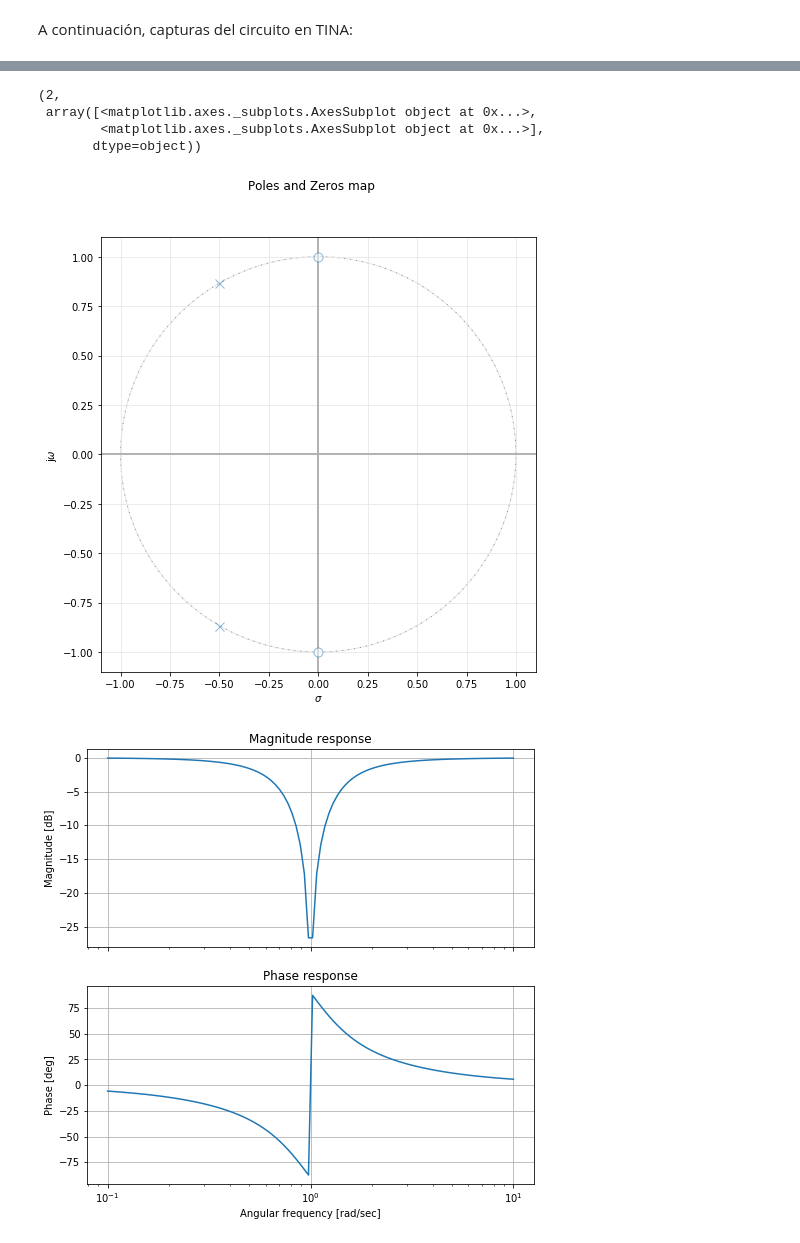
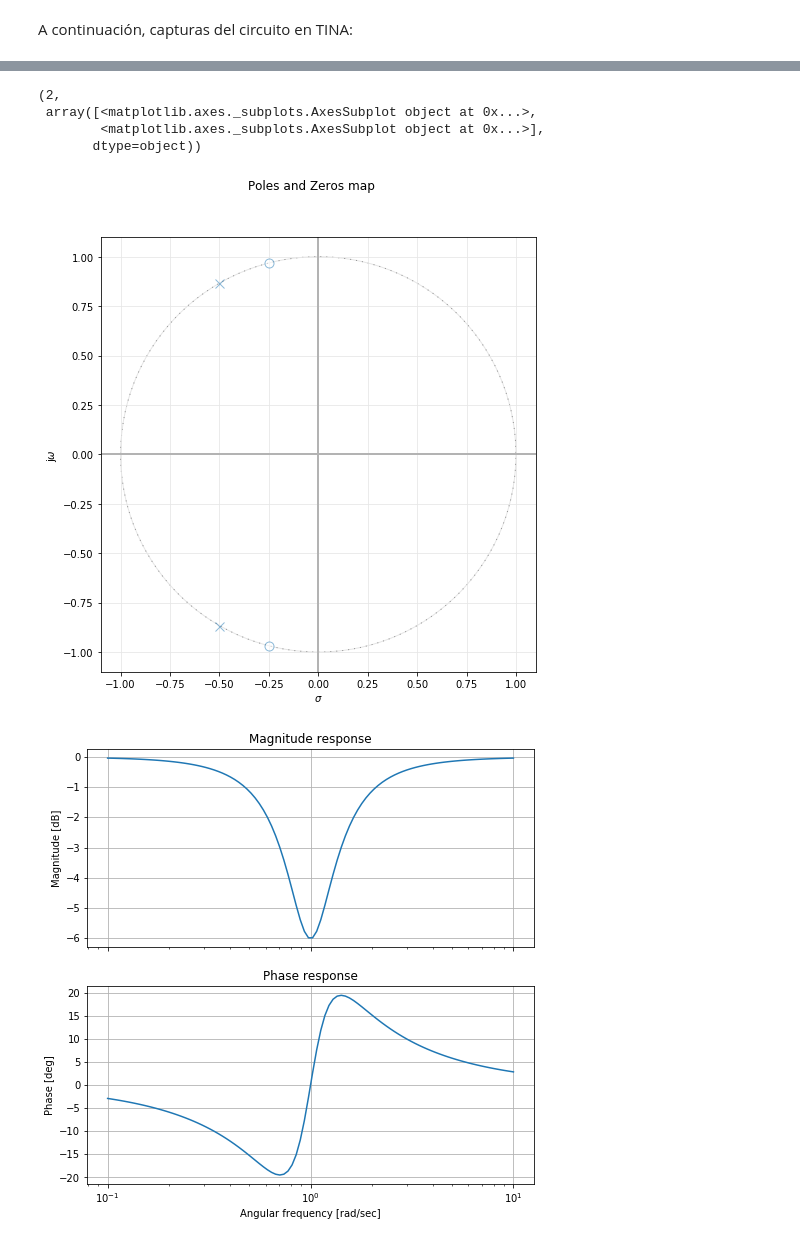
Before and after one commit to AlejandroSobral/TC-II, a Jupyter notebook: Desafio 08-06/Desafio 08-06.ipynb, the cells around one changed output, grey strips where cells are left out. Drawn from its saved outputs; the diff is of its cells as text; code cells hidden in the pictures.

```diff
--- a/Desafio 08-06/Desafio 08-06.ipynb
+++ b/Desafio 08-06/Desafio 08-06.ipynb
@@ -132,5 +133,5 @@ A continuación, capturas del circuito en TINA:
 # %%
-num = [1,0, 1]
+num = [1,.5, 1]
 den = [1,1, 1]
 
 
@@ -146,12 +147,12 @@ array([1., 0., 1.]),
 array([1., 1., 1.]),
 dt: None
 )
 (2,
  array([<matplotlib.axes._subplots.AxesSubplot object at 0x...>,
         <matplotlib.axes._subplots.AxesSubplot object at 0x...>],
        dtype=object))
-[figure, old version]
+[figure, new version]
-[figure, old version]
+[figure, new version]
 # %% [markdown]
 A continuación, capturas del circuito en TINA:
 <img src="./17 - Notch_Tina.PNG" align="center" width="70%" />
```
Also changed, not shown: parts of 5 cells of this notebook, 6 other files.
